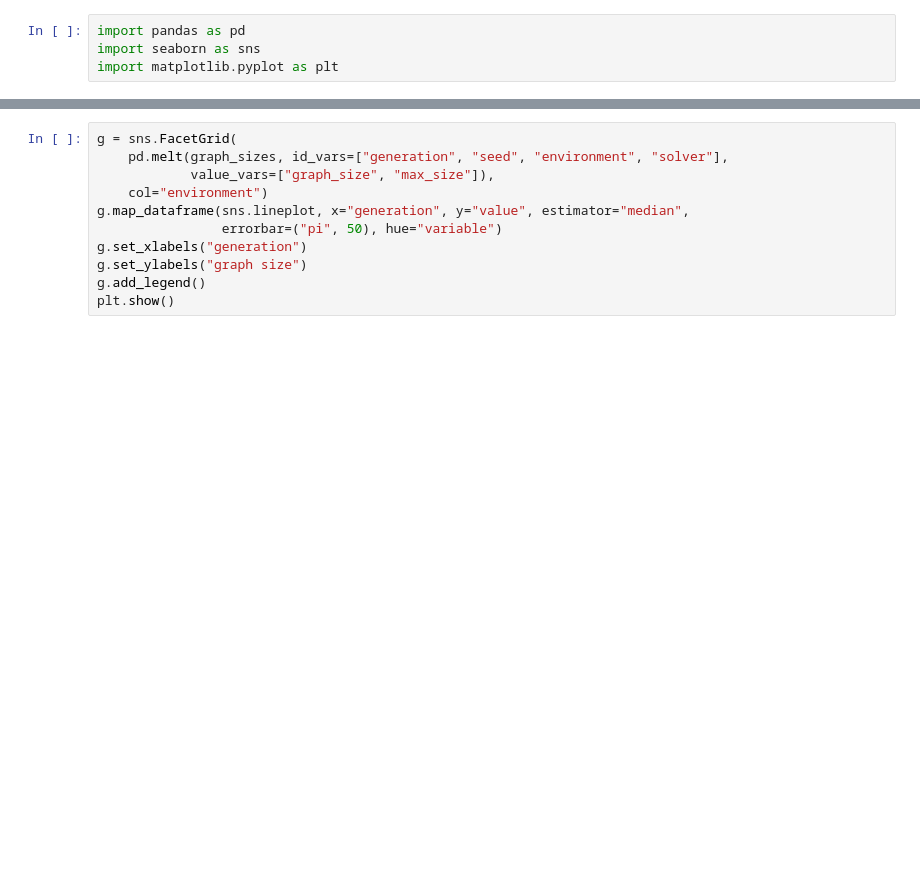
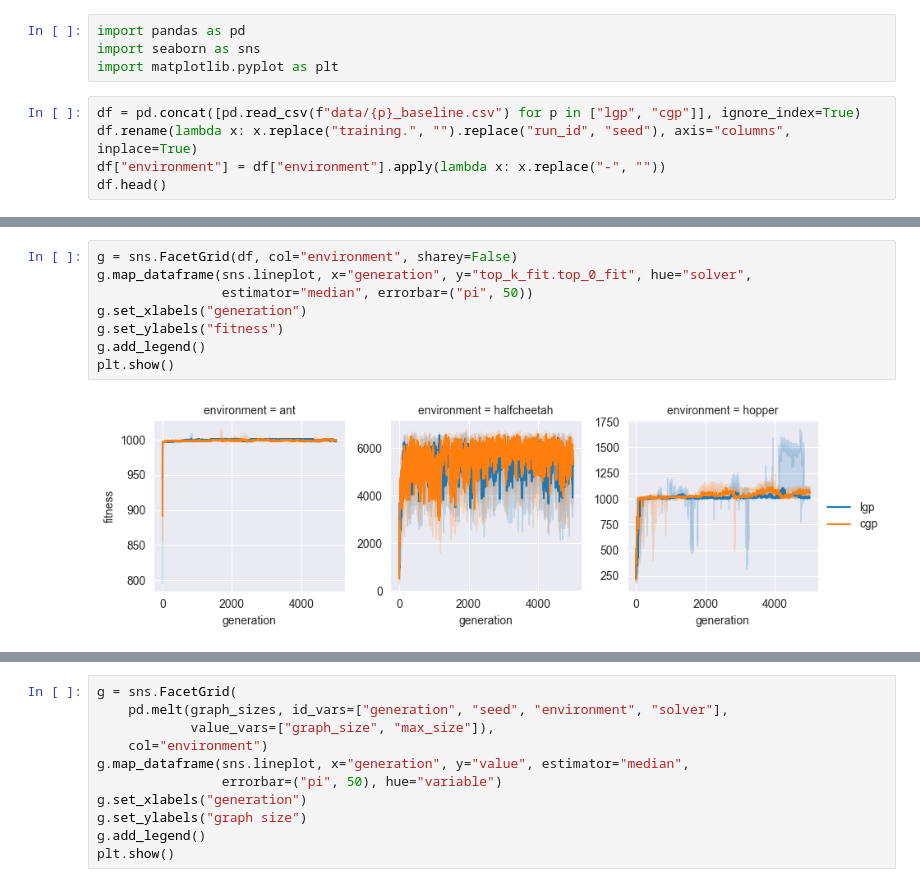
Before and after one commit to giorgia-nadizar/cgpax, a Jupyter notebook: analysis/analysis.ipynb, the cells around one changed output, grey strips where cells are left out. Cells and saved outputs as stored; diff of their text form; blank space fills up the shorter version.

```diff
--- a/analysis/analysis.ipynb
+++ b/analysis/analysis.ipynb
@@ -2,3 +2,8 @@
 import pandas as pd
 import seaborn as sns
 import matplotlib.pyplot as plt
+# %%
+df = pd.concat([pd.read_csv(f"data/{p}_baseline.csv") for p in ["lgp", "cgp"]], ignore_index=True)
+df.rename(lambda x: x.replace("training.", "").replace("run_id", "seed"), axis="columns", inplace=True)
+df["environment"] = df["environment"].apply(lambda x: x.replace("-", ""))
+df.head()
@@ -4,0 +17,10 @@ import matplotlib.pyplot as plt
+# %%
+g = sns.FacetGrid(df, col="environment", sharey=False)
+g.map_dataframe(sns.lineplot, x="generation", y="top_k_fit.top_0_fit", hue="solver",
+                estimator="median", errorbar=("pi", 50))
+g.set_xlabels("generation")
+g.set_ylabels("fitness")
+g.add_legend()
+plt.show()
+# %% [output]
+[figure, added]
```
Also changed, not shown: parts of 8 cells of this notebook, 1 other file.
